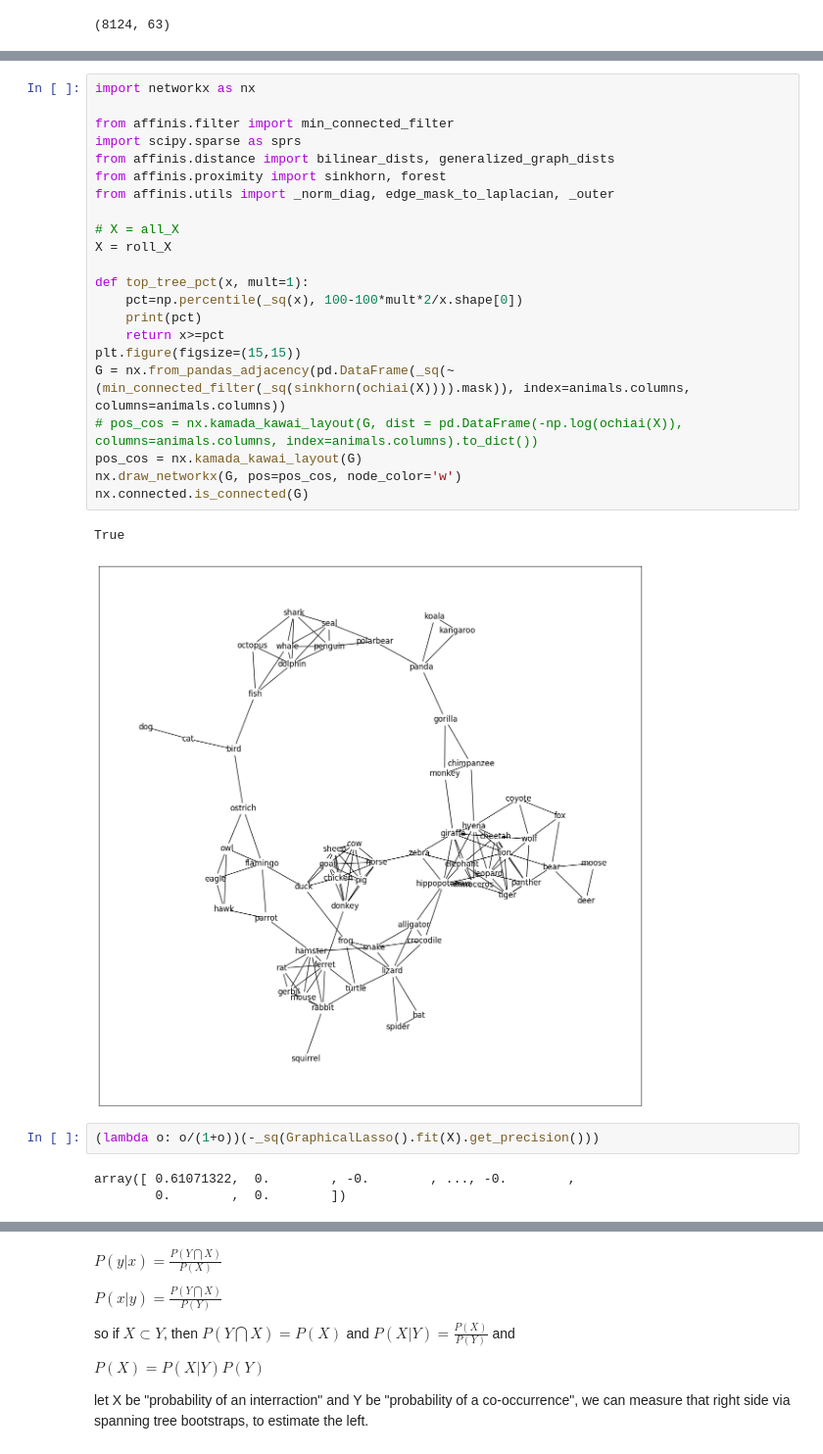
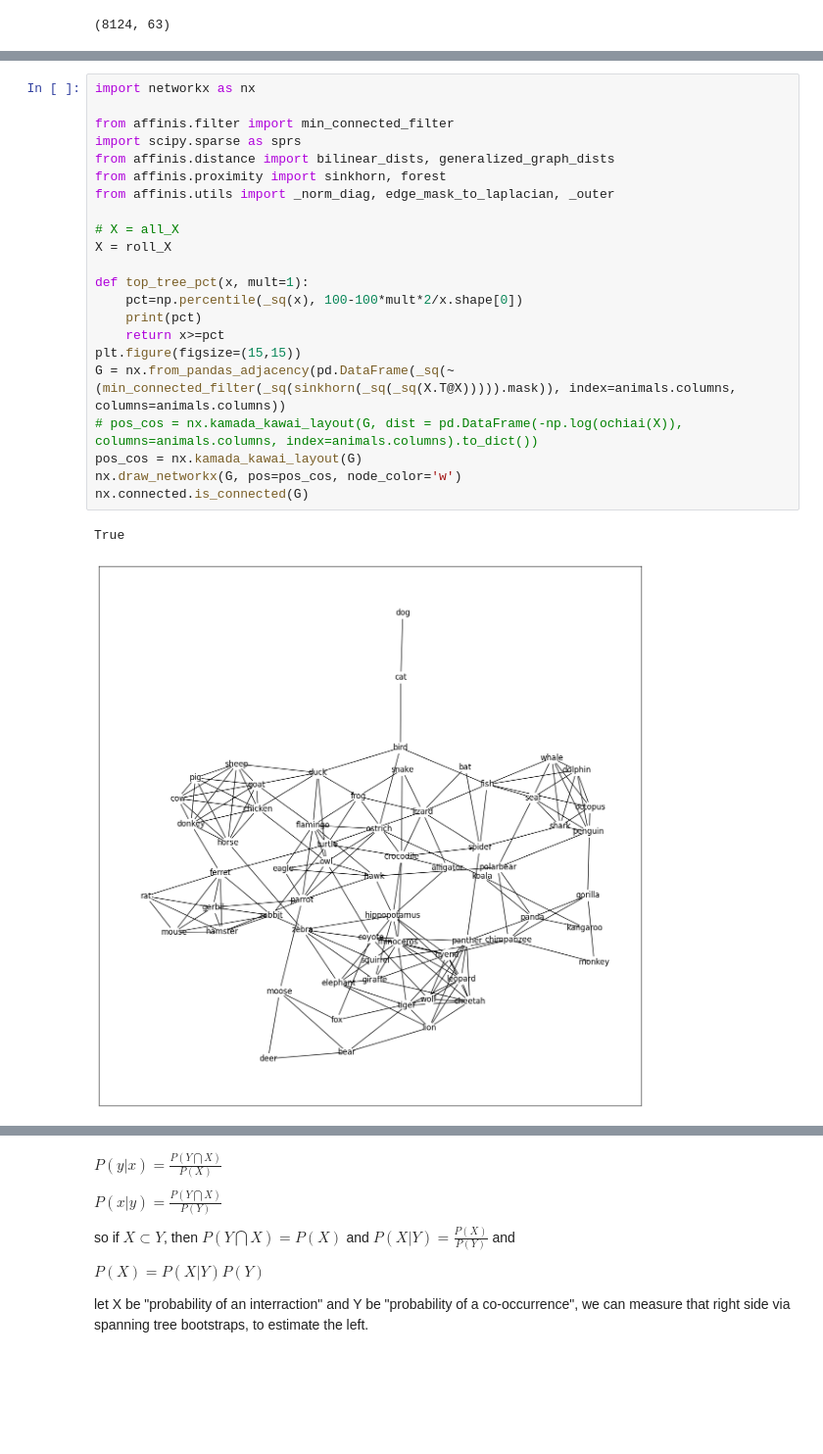
Before and after one commit to usnistgov/affinis, a Jupyter notebook: docs/fluency.ipynb, the cells around one changed output, grey strips where cells are left out. Shown at 98% size. Drawn from its saved outputs; the diff is of its cells as text; blank space fills up the shorter version.

```diff
--- a/docs/fluency.ipynb
+++ b/docs/fluency.ipynb
@@ -133,30 +140,25 @@ sns.histplot(_sq(ochiai(roll_X, pseudocts=0.5)), stat='density')
 # %%
 import networkx as nx
 
 from affinis.filter import min_connected_filter
 import scipy.sparse as sprs
 from affinis.distance import bilinear_dists, generalized_graph_dists
 from affinis.proximity import sinkhorn, forest
 from affinis.utils import _norm_diag, edge_mask_to_laplacian, _outer
 
 # X = all_X
 X = roll_X
 
 def top_tree_pct(x, mult=1):
     pct=np.percentile(_sq(x), 100-100*mult*2/x.shape[0])
     print(pct)
     return x>=pct
 plt.figure(figsize=(15,15))
-G = nx.from_pandas_adjacency(pd.DataFrame(_sq(~(min_connected_filter(_sq(sinkhorn(ochiai(X)))).mask)), index=animals.columns, columns=animals.columns))
+G = nx.from_pandas_adjacency(pd.DataFrame(_sq(~(min_connected_filter(_sq(sinkhorn(_sq(_sq(X.T@X))))).mask)), index=animals.columns, columns=animals.columns))
 # pos_cos = nx.kamada_kawai_layout(G, dist = pd.DataFrame(-np.log(ochiai(X)), columns=animals.columns, index=animals.columns).to_dict())
 pos_cos = nx.kamada_kawai_layout(G)
 nx.draw_networkx(G, pos=pos_cos, node_color='w')
 nx.connected.is_connected(G)
 # %% [output]
 True
-[figure, old version]
+[figure, new version]
-# %%
-(lambda o: o/(1+o))(-_sq(GraphicalLasso().fit(X).get_precision()))
-# %% [output]
-array([ 0.61071322,  0.        , -0.        , ..., -0.        ,
-        0.        ,  0.        ])
```
Also changed, not shown: parts of 36 cells of this notebook, 9 other files.
